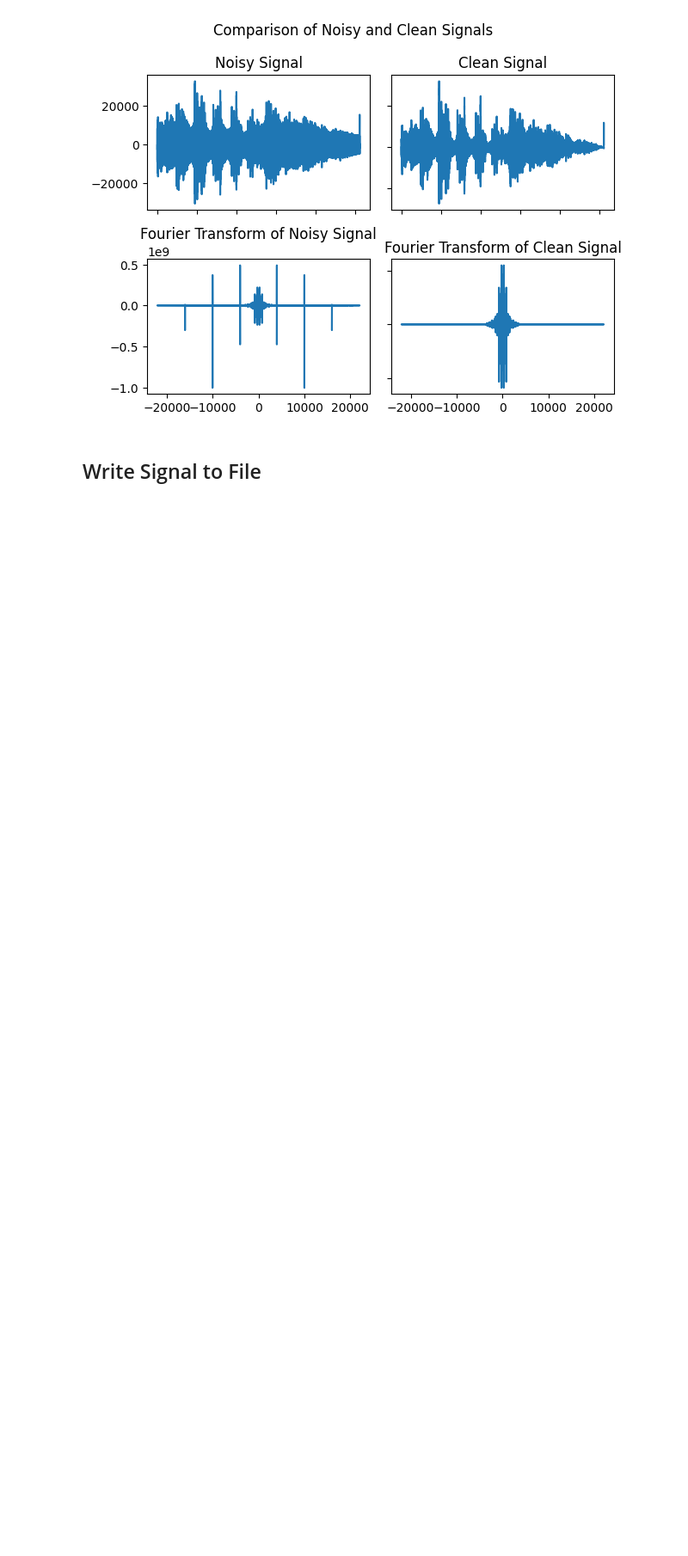
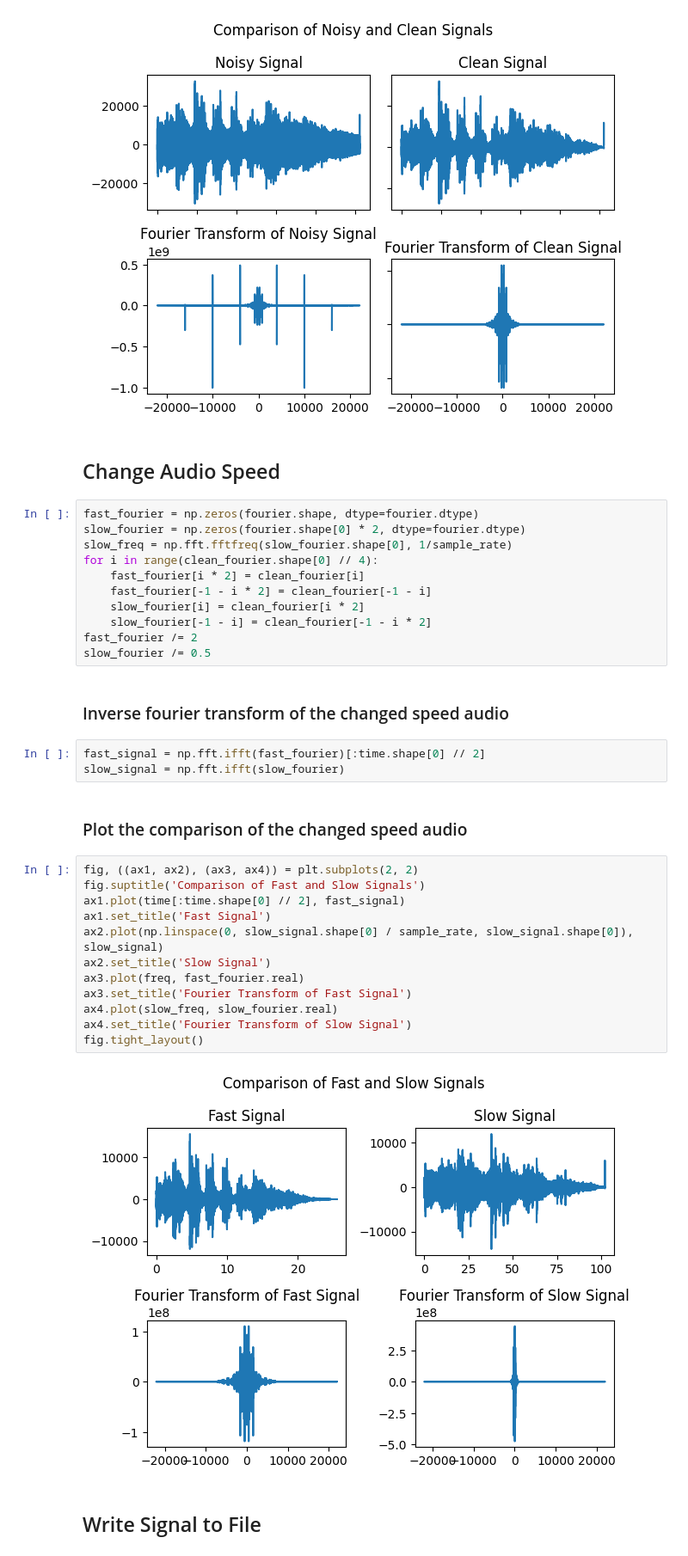
Before and after one commit to MortezaMahdaviMortazavi/SignalSystemProject, a Jupyter notebook: noise_eliminator/noise_eliminator.ipynb, the cells around one changed output. Shown at 86% size. Drawn from its saved outputs; the diff is of its cells as text; blank space fills up the shorter version.

```diff
--- a/noise_eliminator/noise_eliminator.ipynb
+++ b/noise_eliminator/noise_eliminator.ipynb
@@ -102,6 +100,40 @@ for ax in fig.get_axes():
 fig.tight_layout()
 # %% [output]
 [figure]
+# %% [markdown]
+## Change Audio Speed
+# %%
+fast_fourier = np.zeros(fourier.shape, dtype=fourier.dtype)
+slow_fourier = np.zeros(fourier.shape[0] * 2, dtype=fourier.dtype)
+slow_freq = np.fft.fftfreq(slow_fourier.shape[0], 1/sample_rate)
+for i in range(clean_fourier.shape[0] // 4):
+    fast_fourier[i * 2] = clean_fourier[i]
+    fast_fourier[-1 - i * 2] = clean_fourier[-1 - i]
+    slow_fourier[i] = clean_fourier[i * 2]
+    slow_fourier[-1 - i] = clean_fourier[-1 - i * 2]
+fast_fourier /= 2
+slow_fourier /= 0.5
+# %% [markdown]
+### Inverse fourier transform of the changed speed audio
+# %%
+fast_signal = np.fft.ifft(fast_fourier)[:time.shape[0] // 2]
+slow_signal = np.fft.ifft(slow_fourier)
+# %% [markdown]
+### Plot the comparison of the changed speed audio
+# %%
+fig, ((ax1, ax2), (ax3, ax4)) = plt.subplots(2, 2)
+fig.suptitle('Comparison of Fast and Slow Signals')
+ax1.plot(time[:time.shape[0] // 2], fast_signal)
+ax1.set_title('Fast Signal')
+ax2.plot(np.linspace(0, slow_signal.shape[0] / sample_rate, slow_signal.shape[0]), slow_signal)
+ax2.set_title('Slow Signal')
+ax3.plot(freq, fast_fourier.real)
+ax3.set_title('Fourier Transform of Fast Signal')
+ax4.plot(slow_freq, slow_fourier.real)
+ax4.set_title('Fourier Transform of Slow Signal')
+fig.tight_layout()
+# %% [output]
+[figure, added]
 # %% [markdown]
 ## Write Signal to File
 # %%
```
Also changed, not shown: parts of 5 cells of this notebook, 2 other files.
